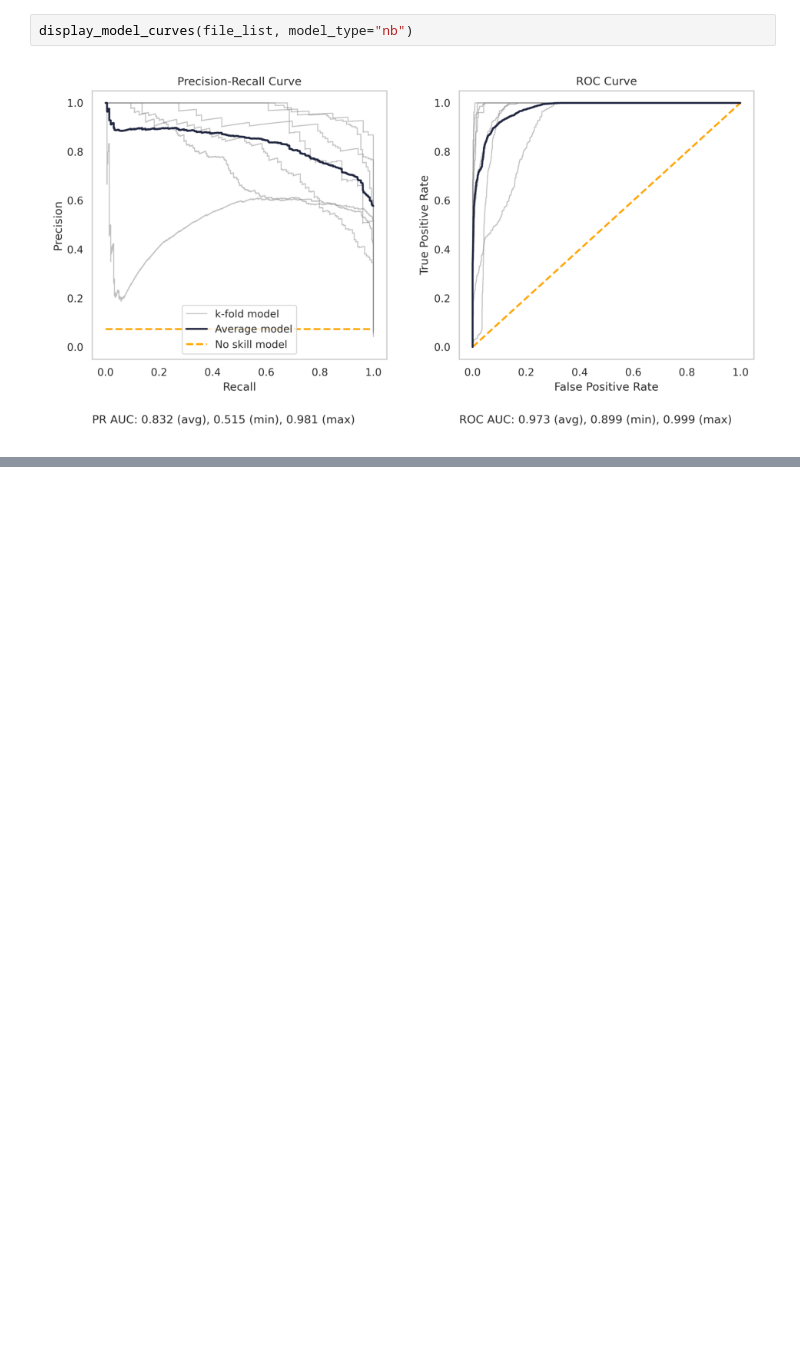
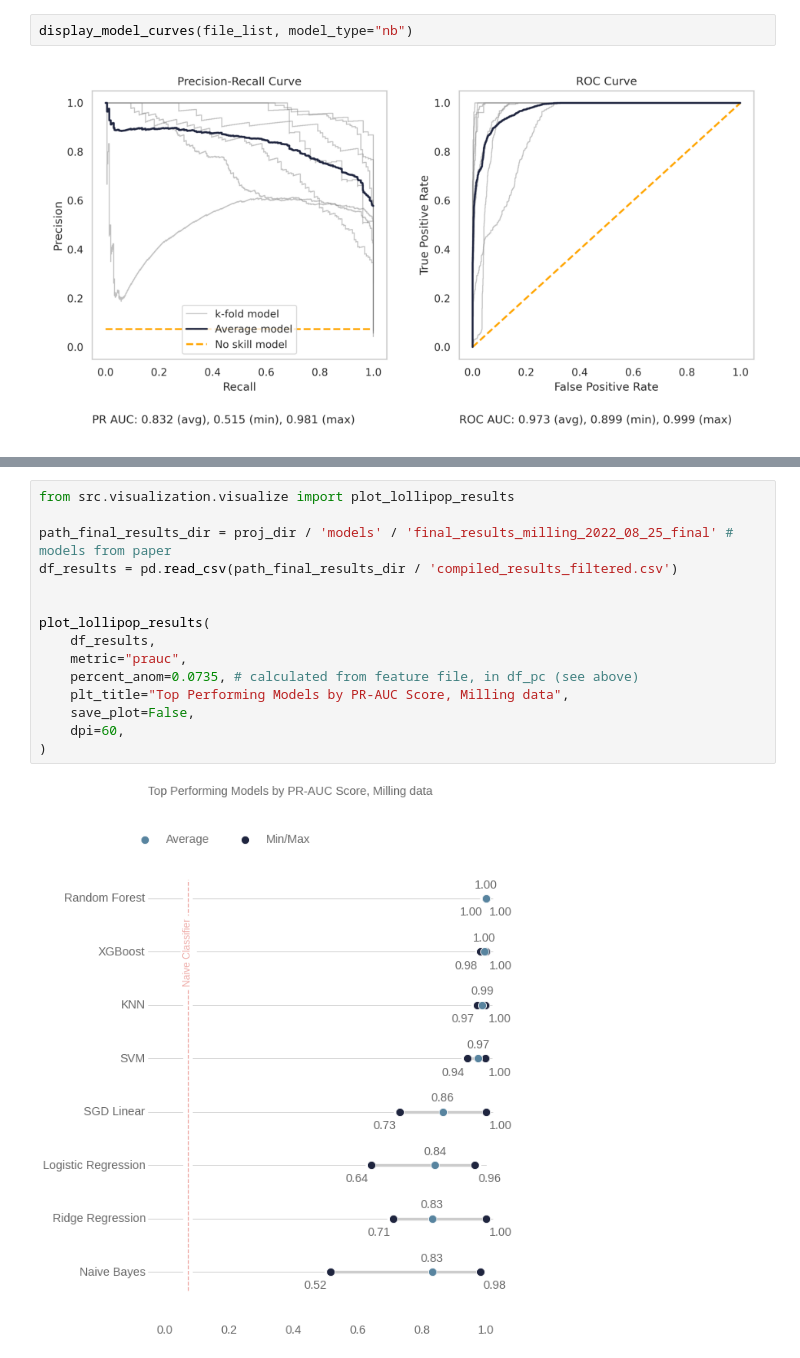
Before and after one commit to tvhahn/tspipe, a Jupyter notebook: notebooks/milling-reproduction.ipynb, the cells around one changed output, grey strips where cells are left out. Drawn from its saved outputs; the diff is of its cells as text; blank space fills up the shorter version.

```diff
--- a/notebooks/milling-reproduction.ipynb
+++ b/notebooks/milling-reproduction.ipynb
@@ -507,0 +513,17 @@ display_model_curves(file_list, model_type="nb")
+# %%
+from src.visualization.visualize import plot_lollipop_results
+
+path_final_results_dir = proj_dir / 'models' / 'final_results_milling_2022_08_25_final' # models from paper
+df_results = pd.read_csv(path_final_results_dir / 'compiled_results_filtered.csv')
+
+
+plot_lollipop_results(
+    df_results,
+    metric="prauc",
+    percent_anom=0.0735, # calculated from feature file, in df_pc (see above)
+    plt_title="Top Performing Models by PR-AUC Score, Milling data",
+    save_plot=False,
+    dpi=60,
+)
+# %% [output]
+[figure, added]
```
Also changed, not shown: parts of 7 cells of this notebook, 1 other file.
